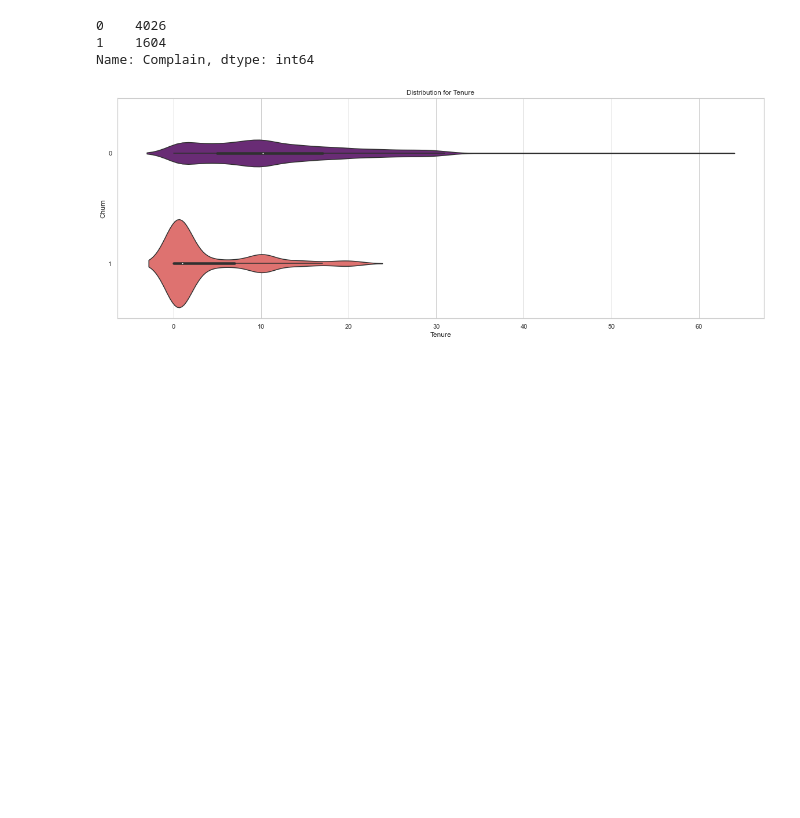
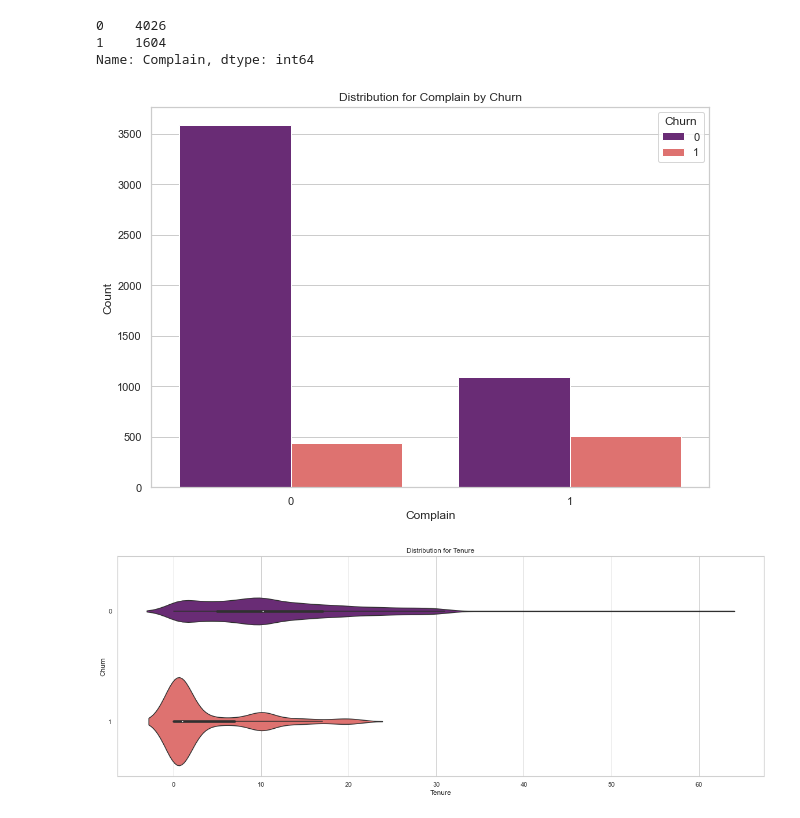
Before and after one commit to terence-yeung/customer-churn, a Jupyter notebook: customer-churn.ipynb, the cells around one changed output. Saved outputs shown, nothing was run; the diff lists cells and outputs as text; code cells hidden in the pictures; blank space fills up the shorter version.

```diff
--- a/customer-churn.ipynb
+++ b/customer-churn.ipynb
@@ -365,6 +366,16 @@ Name: MaritalStatus, dtype: int64
 0    4026
 1    1604
 Name: Complain, dtype: int64
+# %%
+# Visualising Complain by Churn
+plt.figure(figsize=(10, 7))
+sns.countplot(x="Complain", hue="Churn", data=df, palette="magma")
+plt.title(f"Distribution for Complain by Churn")
+plt.xlabel("Complain")
+plt.ylabel("Count")
+plt.show()
+# %% [output]
+[figure, added]
 # %%
 # Visualising distribution of numerical columns per class
 numerical = continuous + discrete
```
Also changed, not shown: parts of 9 cells of this notebook.
